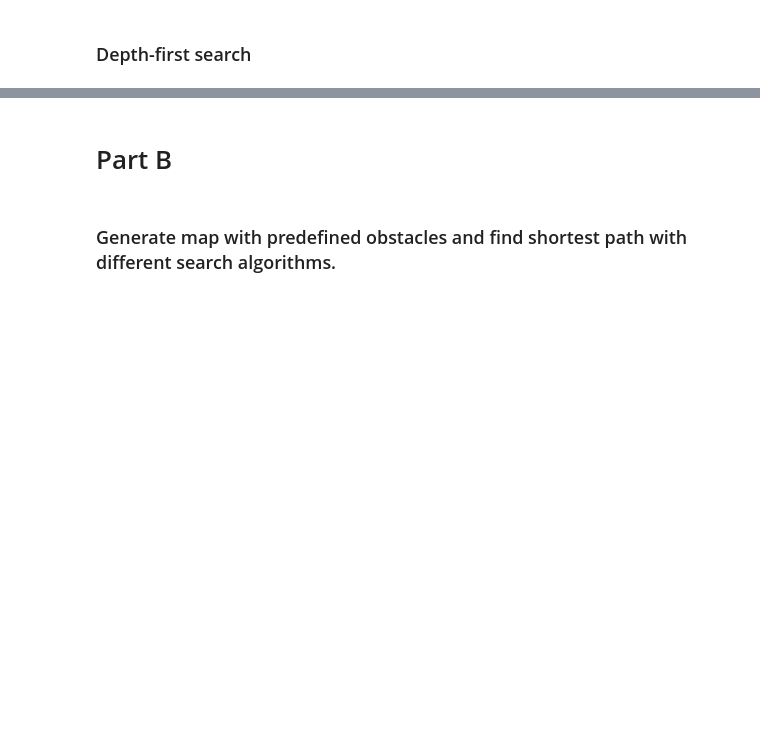
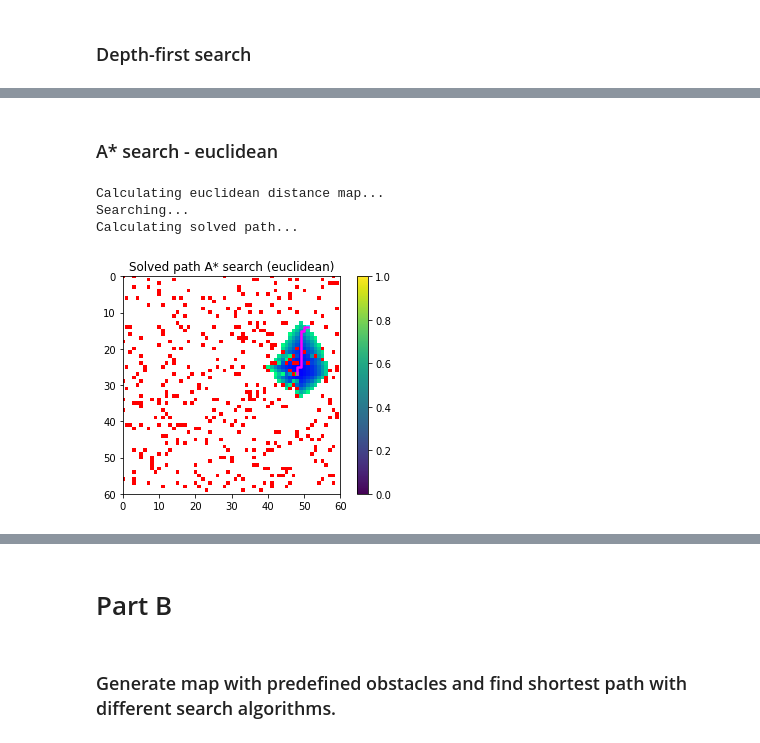
Before and after one commit to JonasFockstedt/Artificial_Intelligence_Labs, a Jupyter notebook: Lab2/lab2/task1_path_planning.ipynb, the cells around one changed output, grey strips where cells are left out. Cells and saved outputs as stored; diff of their text form; code cells hidden in the pictures; blank space fills up the shorter version.

```diff
--- a/Lab2/lab2/task1_path_planning.ipynb
+++ b/Lab2/lab2/task1_path_planning.ipynb
@@ -82,0 +89,11 @@ Calculating solved path...
+# %% [markdown]
+### A* search - euclidean
+# %%
+import A_star
+path, solved_map = A_star.search(_map_, start, goal, metric='euclidean')
+pp.plotMap(solved_map, path, title_='Solved path A* search (euclidean)')
+# %% [output]
+Calculating euclidean distance map...
+Searching...
+Calculating solved path...
+[figure, added]
```
Also changed, not shown: parts of 30 cells of this notebook.
